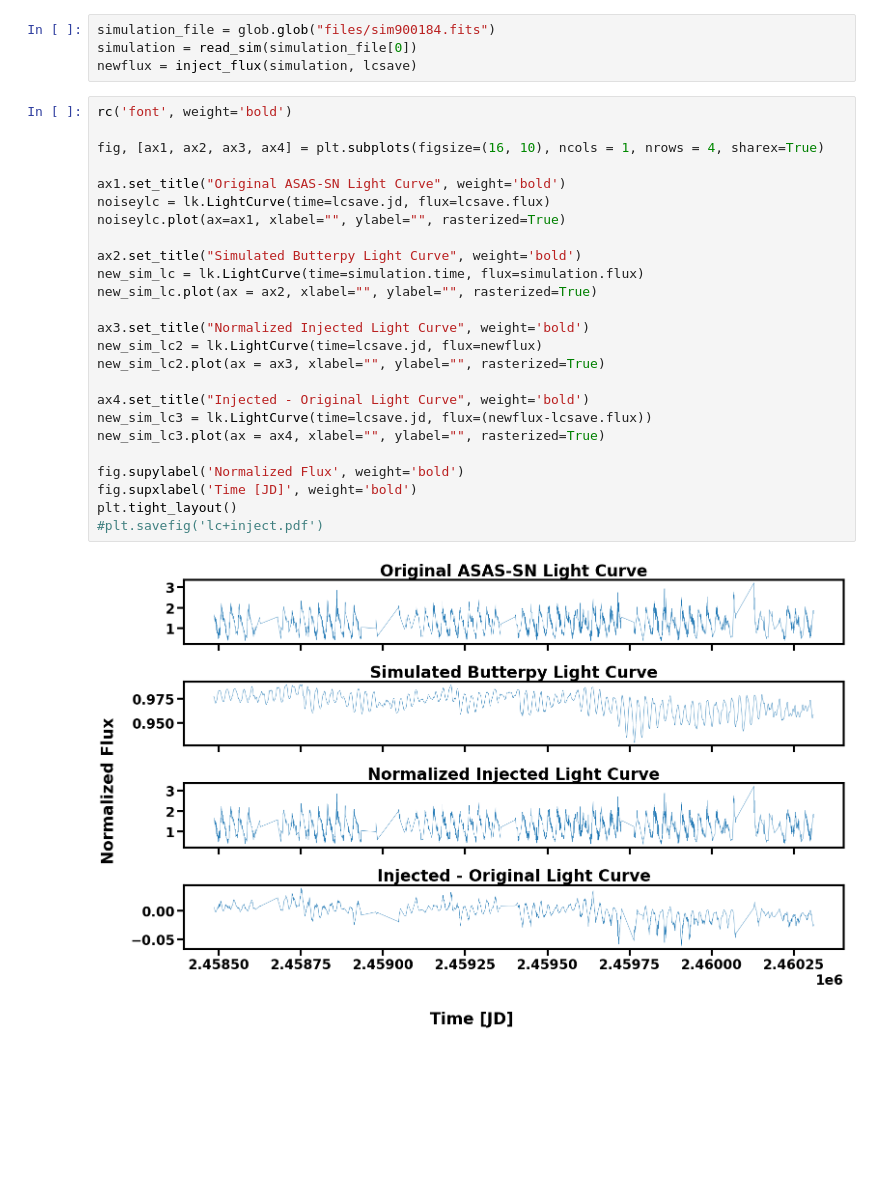
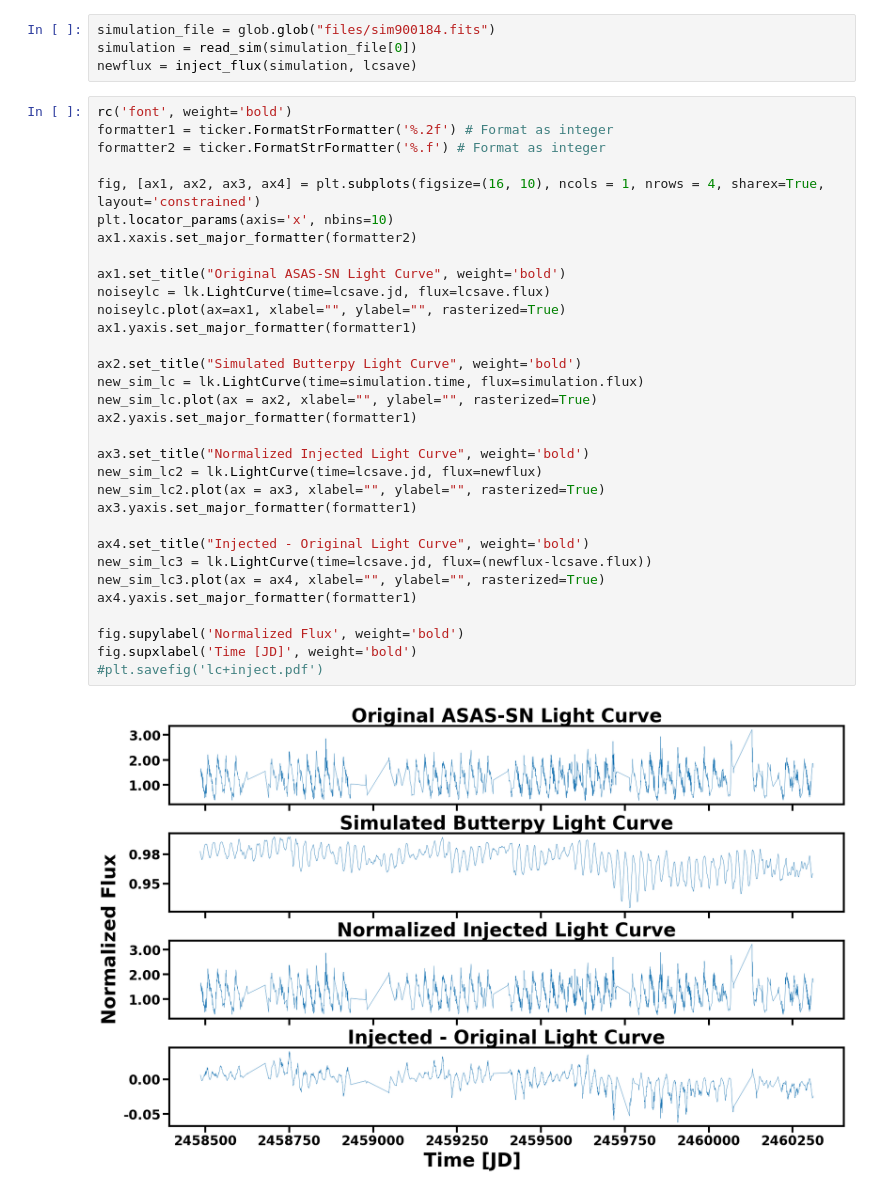
Before and after one commit to m-schochet/asas-sn-cnn, a Jupyter notebook: plots/stacked_lightcurve.ipynb, the cells around one changed output. Saved outputs shown, nothing was run; the diff lists cells and outputs as text; blank space fills up the shorter version.

```diff
--- a/plots/stacked_lightcurve.ipynb
+++ b/plots/stacked_lightcurve.ipynb
@@ -54,28 +55,35 @@ simulation = read_sim(simulation_file[0])
 newflux = inject_flux(simulation, lcsave)
 # %%
 rc('font', weight='bold')
+formatter1 = ticker.FormatStrFormatter('%.2f') # Format as integer
+formatter2 = ticker.FormatStrFormatter('%.f') # Format as integer
 
-fig, [ax1, ax2, ax3, ax4] = plt.subplots(figsize=(16, 10), ncols = 1, nrows = 4, sharex=True)
+fig, [ax1, ax2, ax3, ax4] = plt.subplots(figsize=(16, 10), ncols = 1, nrows = 4, sharex=True, layout='constrained')
+plt.locator_params(axis='x', nbins=10)
+ax1.xaxis.set_major_formatter(formatter2)
 
 ax1.set_title("Original ASAS-SN Light Curve", weight='bold')
 noiseylc = lk.LightCurve(time=lcsave.jd, flux=lcsave.flux)
 noiseylc.plot(ax=ax1, xlabel="", ylabel="", rasterized=True)
+ax1.yaxis.set_major_formatter(formatter1)
 
 ax2.set_title("Simulated Butterpy Light Curve", weight='bold')
 new_sim_lc = lk.LightCurve(time=simulation.time, flux=simulation.flux)
 new_sim_lc.plot(ax = ax2, xlabel="", ylabel="", rasterized=True)
+ax2.yaxis.set_major_formatter(formatter1)
 
 ax3.set_title("Normalized Injected Light Curve", weight='bold')
 new_sim_lc2 = lk.LightCurve(time=lcsave.jd, flux=newflux)
 new_sim_lc2.plot(ax = ax3, xlabel="", ylabel="", rasterized=True)
+ax3.yaxis.set_major_formatter(formatter1)
 
 ax4.set_title("Injected - Original Light Curve", weight='bold')
 new_sim_lc3 = lk.LightCurve(time=lcsave.jd, flux=(newflux-lcsave.flux))
 new_sim_lc3.plot(ax = ax4, xlabel="", ylabel="", rasterized=True)
+ax4.yaxis.set_major_formatter(formatter1)
 
 fig.supylabel('Normalized Flux', weight='bold')
 fig.supxlabel('Time [JD]', weight='bold')
-plt.tight_layout()
 #plt.savefig('lc+inject.pdf')
 # %% [output]
-[figure, old version]
+[figure, new version]
```
Also changed, not shown: parts of 2 cells of this notebook, 6 other files.
